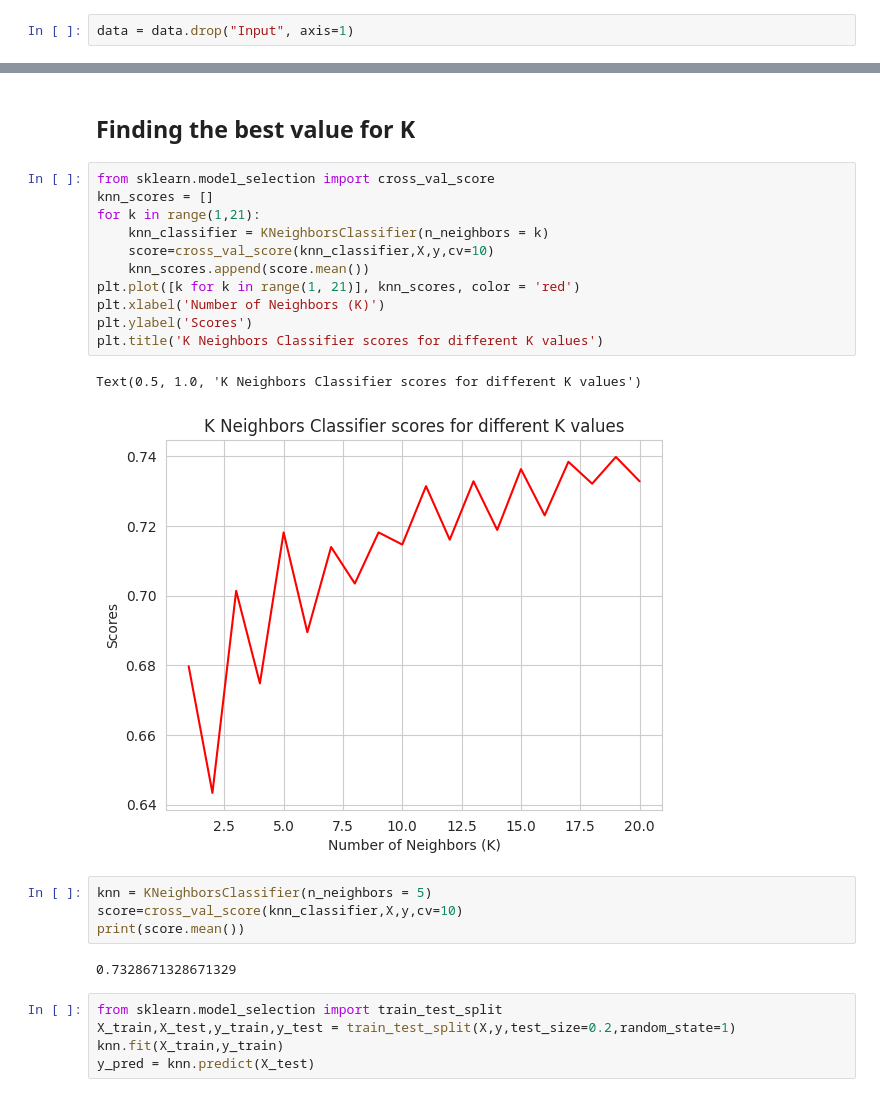
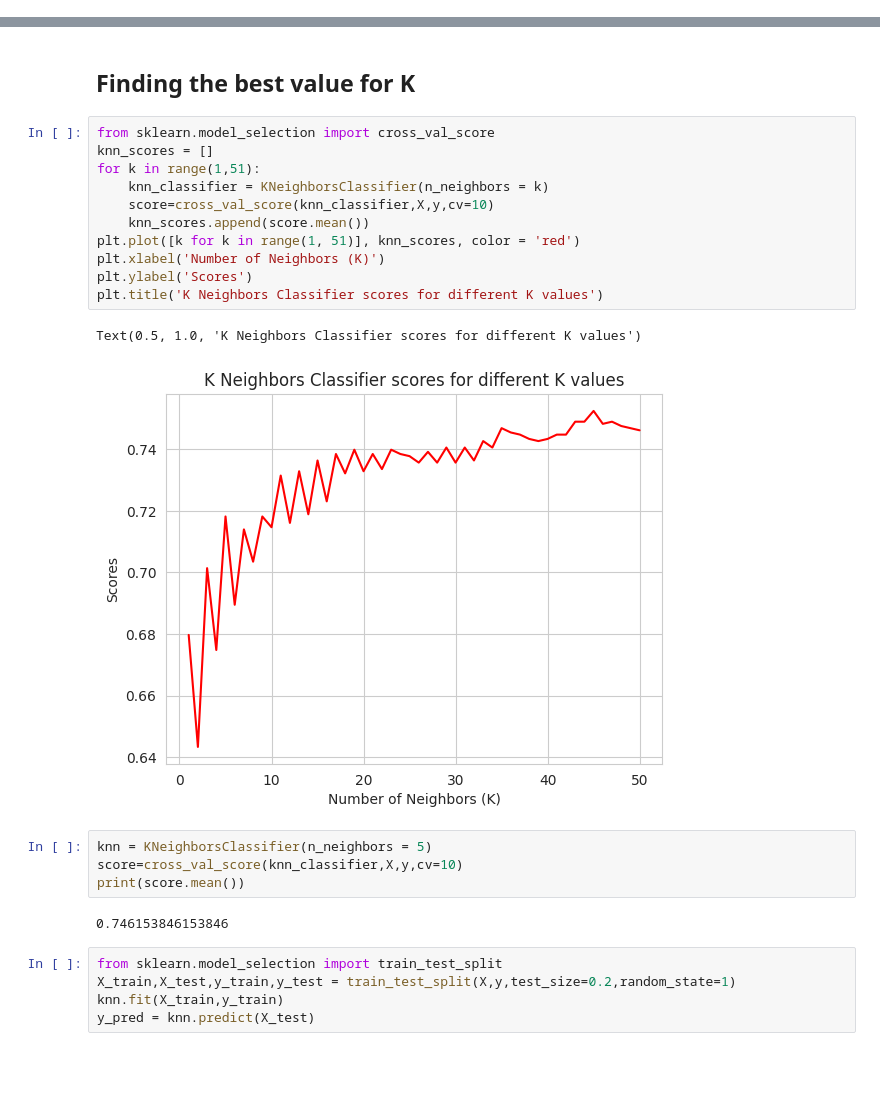
Before and after one commit to radhakrishnan-omotec/gait-freeze-repository, a Jupyter notebook: Week8_KNN_Binary_Classification.ipynb, the cells around one changed output, grey strips where cells are left out. Cells and saved outputs as stored; diff of their text form; blank space fills up the shorter version.

```diff
--- a/Week8_KNN_Binary_Classification.ipynb
+++ b/Week8_KNN_Binary_Classification.ipynb
@@ -70,8 +70,6 @@ Merged DataFrame:
 4       0
 # %%
 data = pd.read_csv("/content/gait-freeze-repository/inputs/input.csv")
-# %%
-data = data.drop("Input", axis=1)
 # %% [markdown]
 ### Checking for Missing data
 # %%
@@ -200,23 +198,23 @@ y = data['Target']
 # %%
 from sklearn.model_selection import cross_val_score
 knn_scores = []
-for k in range(1,21):
+for k in range(1,51):
     knn_classifier = KNeighborsClassifier(n_neighbors = k)
     score=cross_val_score(knn_classifier,X,y,cv=10)
     knn_scores.append(score.mean())
-plt.plot([k for k in range(1, 21)], knn_scores, color = 'red')
+plt.plot([k for k in range(1, 51)], knn_scores, color = 'red')
 plt.xlabel('Number of Neighbors (K)')
 plt.ylabel('Scores')
 plt.title('K Neighbors Classifier scores for different K values')
 # %% [output]
 Text(0.5, 1.0, 'K Neighbors Classifier scores for different K values')
-[figure, old version]
+[figure, new version]
 # %%
 knn = KNeighborsClassifier(n_neighbors = 5)
 score=cross_val_score(knn_classifier,X,y,cv=10)
 print(score.mean())
 # %% [output]
-0.7328671328671329
+0.746153846153846
 # %%
 from sklearn.model_selection import train_test_split
 X_train,X_test,y_train,y_test = train_test_split(X,y,test_size=0.2,random_state=1)
```
Also changed, not shown: parts of 5 cells of this notebook.
